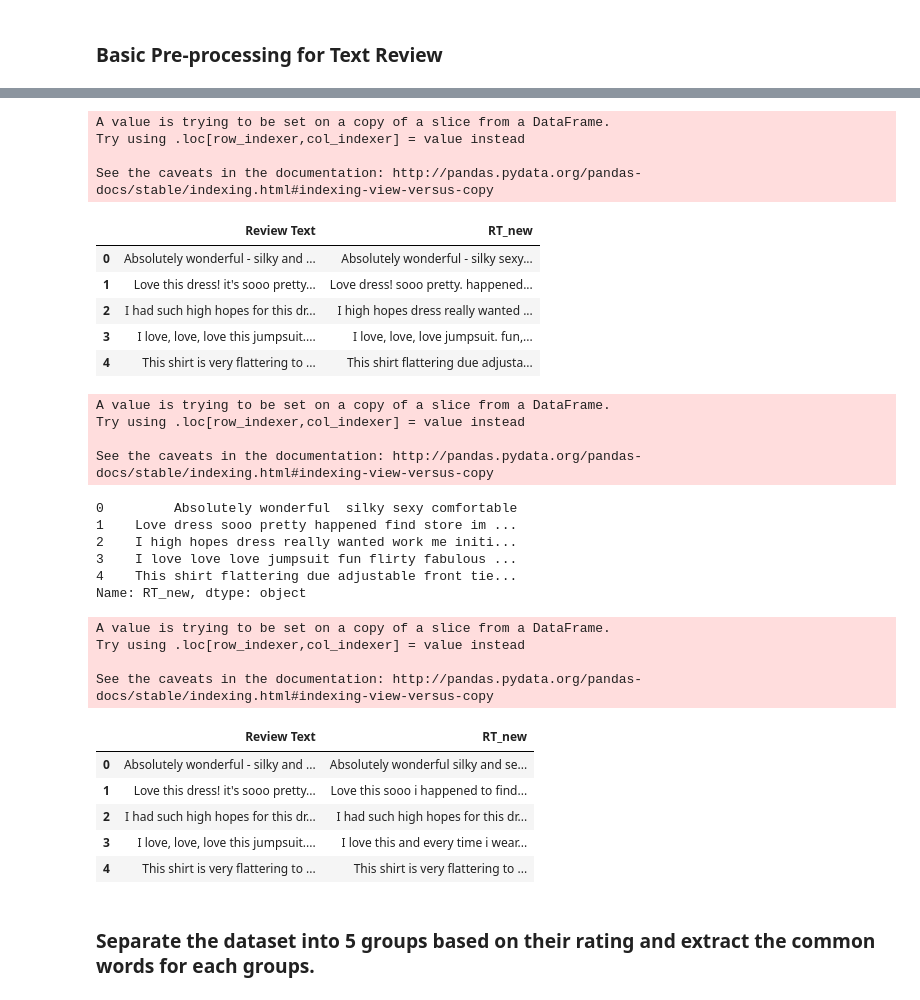
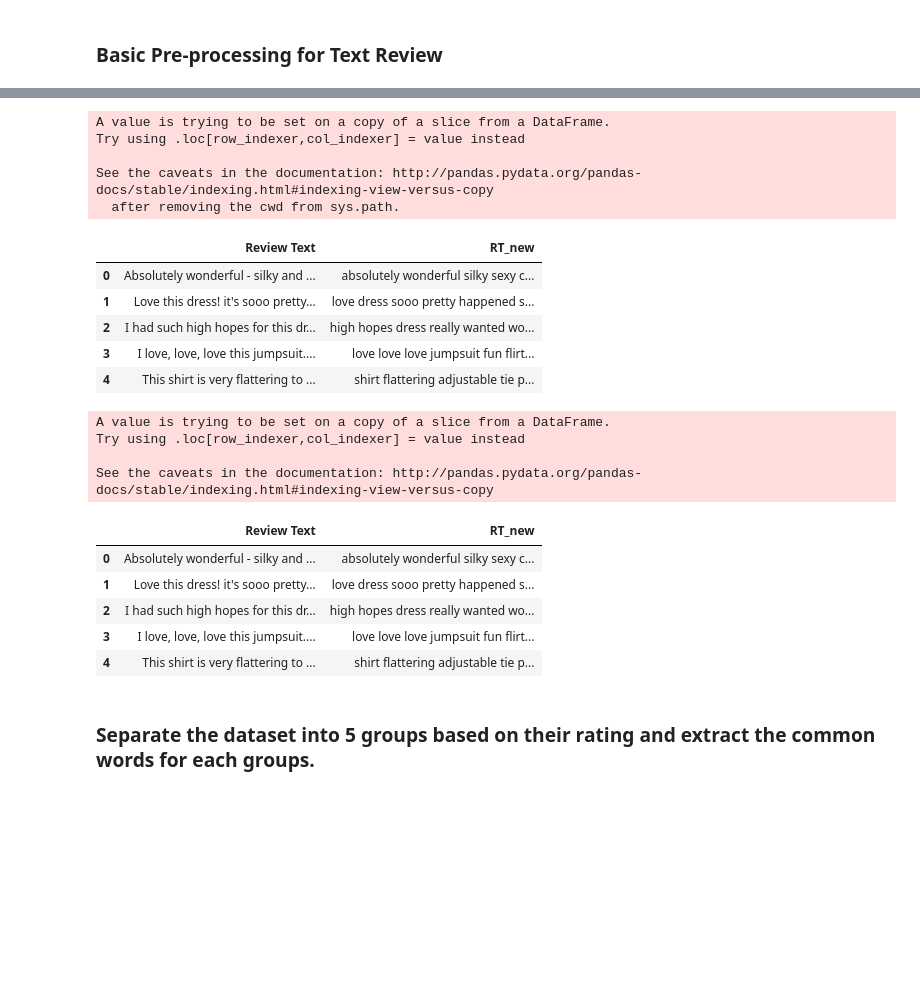
Before and after one commit to LisaB83/Analysis-on-e-commerce-reviews, a Jupyter notebook: Capstone_Project_NLP.ipynb, the cells around one changed output, grey strips where cells are left out. Cells and saved outputs as stored; diff of their text form; code cells hidden in the pictures; blank space fills up the shorter version.

```diff
--- a/Capstone_Project_NLP.ipynb
+++ b/Capstone_Project_NLP.ipynb
@@ -206,3 +207,18 @@ rev_new_T[['char_length_Title', 'word_count_Title']].describe()
 | max | 52.000000 | 12.000000 |
 # %% [markdown]
 ### Basic Pre-processing for Text Review
+# %%
+# Make lowercase
+rev_new['RT_new'] = rev_new['Review Text'].apply(lambda x: " ".join(x.lower() for x in x.split()))
+
+# Remove whitespaces
+rev_new['RT_new'] = rev_new['RT_new'].apply(lambda x: " ".join(x.strip() for x in x.split()))
+
+# Remove special characters
+rev_new['RT_new'] = rev_new['RT_new'].apply(lambda x: "".join([" " if ord(i) < 32 or ord(i) > 126 else i for i in x]))
+
+#Removing Punctuation
+rev_new['RT_new'] = rev_new['RT_new'].str.replace('[^\w\s]','')
+
+# Retain alphabetic words: alpha_only
+rev_new['RT_new'] = rev_new['RT_new'].apply(lambda x: " ".join(x for x in x.split() if x.isalpha()))
@@ -209,50 +243,38 @@ rev_new_T[['char_length_Title', 'word_count_Title']].describe()
 # %%
 # Remove of Stop Words
-rev_new['RT_new'] = rev_new['Review Text'].apply(lambda x: " ".join(x for x in x.split() if x not in stop))
+stop = text.ENGLISH_STOP_WORDS
+
+rev_new['RT_new'] = rev_new['RT_new'].apply(lambda x: " ".join([word for word in x.split() if word not in (stop)]))
 
 rev_new[['Review Text','RT_new']].head()
 # %% [output]
 A value is trying to be set on a copy of a slice from a DataFrame.
 Try using .loc[row_indexer,col_indexer] = value instead
 
 See the caveats in the documentation: http://pandas.pydata.org/pandas-docs/stable/indexing.html#indexing-view-versus-copy
+  after removing the cwd from sys.path.
 |  | Review Text | RT_new |
-| 0 | Absolutely wonderful - silky and ... | Absolutely wonderful - silky sexy... |
-| 1 | Love this dress! it's sooo pretty... | Love dress! sooo pretty. happened... |
-| 2 | I had such high hopes for this dr... | I high hopes dress really wanted ... |
-| 3 | I love, love, love this jumpsuit.... | I love, love, love jumpsuit. fun,... |
-| 4 | This shirt is very flattering to ... | This shirt flattering due adjusta... |
+| 0 | Absolutely wonderful - silky and ... | absolutely wonderful silky sexy c... |
+| 1 | Love this dress! it's sooo pretty... | love dress sooo pretty happened s... |
+| 2 | I had such high hopes for this dr... | high hopes dress really wanted wo... |
+| 3 | I love, love, love this jumpsuit.... | love love love jumpsuit fun flirt... |
+| 4 | This shirt is very flattering to ... | shirt flattering adjustable tie p... |
 # %%
-#Removing Punctuation
-rev_new['RT_new'] = rev_new['RT_new'].str.replace('[^\w\s]','')
-rev_new['RT_new'].head()
+# Convert to string
+rev_new['RT_new'] = rev_new['RT_new'].astype(str)
+
+rev_new[['Review Text','RT_new']].head()
 # %% [output]
 A value is trying to be set on a copy of a slice from a DataFrame.
 Try using .loc[row_indexer,col_indexer] = value instead
 
 See the caveats in the documentation: http://pandas.pydata.org/pandas-docs/stable/indexing.html#indexing-view-versus-copy
-0         Absolutely wonderful  silky sexy comfortable
-1    Love dress sooo pretty happened find store im ...
-2    I high hopes dress really wanted work me initi...
-3    I love love love jumpsuit fun flirty fabulous ...
-4    This shirt flattering due adjustable front tie...
-Name: RT_new, dtype: object
+|  | Review Text | RT_new |
+| 0 | Absolutely wonderful - silky and ... | absolutely wonderful silky sexy c... |
+| 1 | Love this dress! it's sooo pretty... | love dress sooo pretty happened s... |
+| 2 | I had such high hopes for this dr... | high hopes dress really wanted wo... |
+| 3 | I love, love, love this jumpsuit.... | love love love jumpsuit fun flirt... |
+| 4 | This shirt is very flattering to ... | shirt flattering adjustable tie p... |
-# %%
-# Retain alphabetic words: alpha_only
-rev_new['RT_new'] = rev_new['Review Text'].apply(lambda x: " ".join(x for x in x.split() if x.isalpha()))
-
-rev_new[['Review Text','RT_new']].head()
-# %% [output]
-A value is trying to be set on a copy of a slice from a DataFrame.
-Try using .loc[row_indexer,col_indexer] = value instead
-
-See the caveats in the documentation: http://pandas.pydata.org/pandas-docs/stable/indexing.html#indexing-view-versus-copy
-|  | Review Text | RT_new |
-| 0 | Absolutely wonderful - silky and ... | Absolutely wonderful silky and se... |
-| 1 | Love this dress! it's sooo pretty... | Love this sooo i happened to find... |
-| 2 | I had such high hopes for this dr... | I had such high hopes for this dr... |
-| 3 | I love, love, love this jumpsuit.... | I love this and every time i wear... |
-| 4 | This shirt is very flattering to ... | This shirt is very flattering to ... |
 # %% [markdown]
 ### Separate the dataset into 5 groups based on their rating and extract the common words for each groups.
 # %% [markdown]
```
Also changed, not shown: parts of 9 cells of this notebook.
